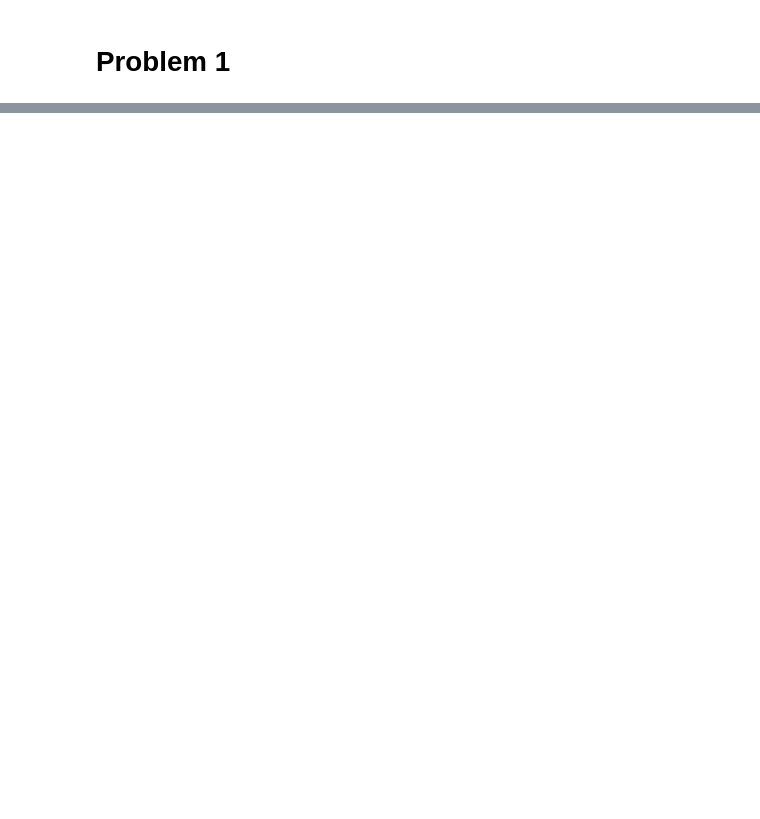
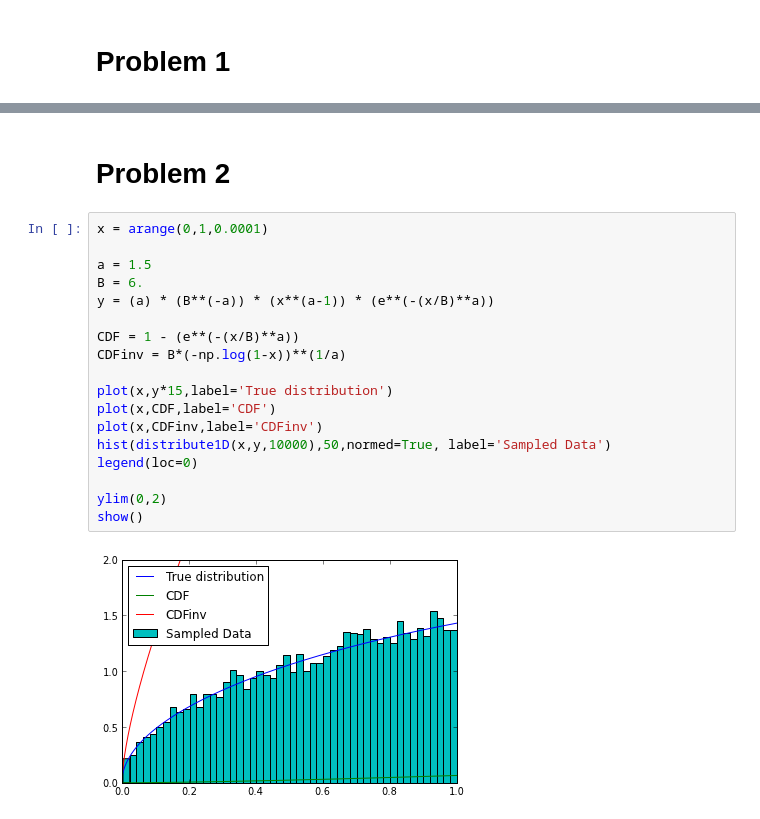
Before and after one commit to cdcunnin/PHYS202-S13, a Jupyter notebook: week8/Monte Carlo EX7.ipynb, the cells around one changed output, grey strips where cells are left out. Saved outputs shown, nothing was run; the diff lists cells and outputs as text; blank space fills up the shorter version.

```diff
--- a/week8/Monte Carlo EX7.ipynb
+++ b/week8/Monte Carlo EX7.ipynb
@@ -48,0 +49,23 @@ show()
+# %% [markdown]
+Problem 2
+====
+# %%
+x = arange(0,1,0.0001)
+
+a = 1.5
+B = 6.
+y = (a) * (B**(-a)) * (x**(a-1)) * (e**(-(x/B)**a))
+
+CDF = 1 - (e**(-(x/B)**a))
+CDFinv = B*(-np.log(1-x))**(1/a)
+
+plot(x,y*15,label='True distribution')
+plot(x,CDF,label='CDF')
+plot(x,CDFinv,label='CDFinv')
+hist(distribute1D(x,y,10000),50,normed=True, label='Sampled Data')
+legend(loc=0)
+
+ylim(0,2)
+show()
+# %% [output]
+[figure, added]
```
Also changed, not shown: parts of 3 cells of this notebook, 1 other file.
